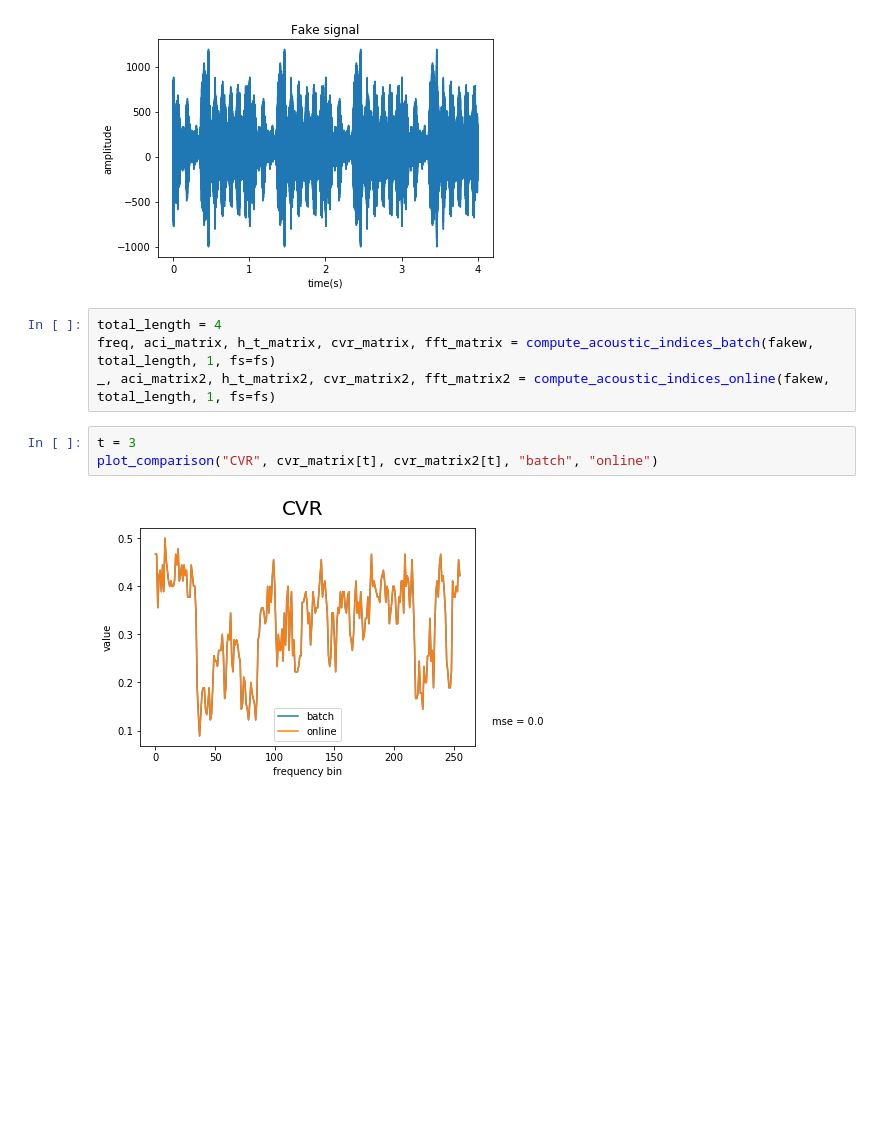
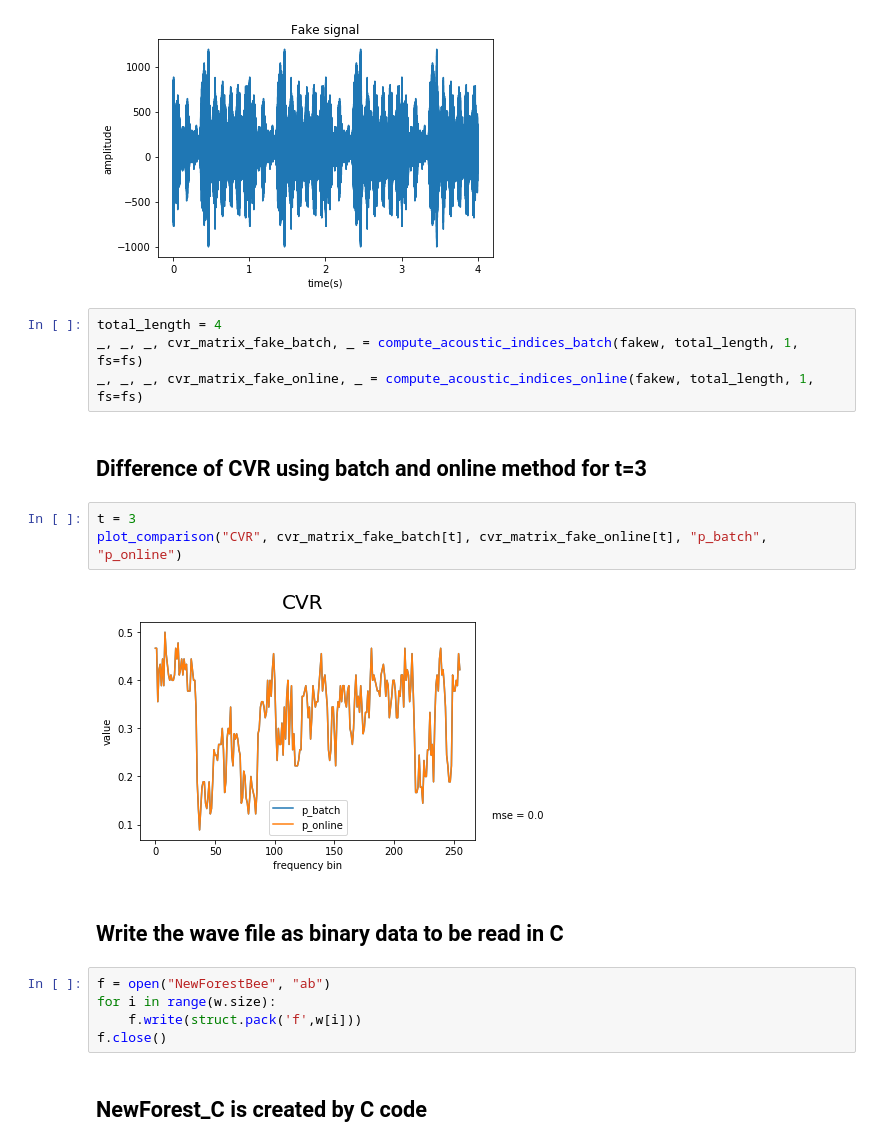
Before and after one commit to kwea123/acoustic-indices, a Jupyter notebook: 100_1030am_NewForest_Bee.ipynb, the cells around one changed output. Drawn from its saved outputs; the diff is of its cells as text; blank space fills up the shorter version.

```diff
--- a/100_1030am_NewForest_Bee.ipynb
+++ b/100_1030am_NewForest_Bee.ipynb
@@ -261,10 +248,21 @@ plt.plot(fakew)
 [figure]
 # %%
 total_length = 4
-freq, aci_matrix, h_t_matrix, cvr_matrix, fft_matrix = compute_acoustic_indices_batch(fakew, total_length, 1, fs=fs)
-_, aci_matrix2, h_t_matrix2, cvr_matrix2, fft_matrix2 = compute_acoustic_indices_online(fakew, total_length, 1, fs=fs)
+_, _, _, cvr_matrix_fake_batch, _ = compute_acoustic_indices_batch(fakew, total_length, 1, fs=fs)
+_, _, _, cvr_matrix_fake_online, _ = compute_acoustic_indices_online(fakew, total_length, 1, fs=fs)
+# %% [markdown]
+<h2> Difference of CVR using batch and online method for t=3</h2>
 # %%
 t = 3
-plot_comparison("CVR", cvr_matrix[t], cvr_matrix2[t], "batch", "online")
+plot_comparison("CVR", cvr_matrix_fake_batch[t], cvr_matrix_fake_online[t], "p_batch", "p_online")
 # %% [output]
-[figure, old version]
+[figure, new version]
+# %% [markdown]
+<h2> Write the wave file as binary data to be read in C </h2>
+# %%
+f = open("NewForestBee", "ab")
+for i in range(w.size):
+    f.write(struct.pack('f',w[i]))
+f.close()
+# %% [markdown]
+<h2> NewForest_C is created by C code </h2>
```
Also changed, not shown: parts of 18 cells of this notebook.
